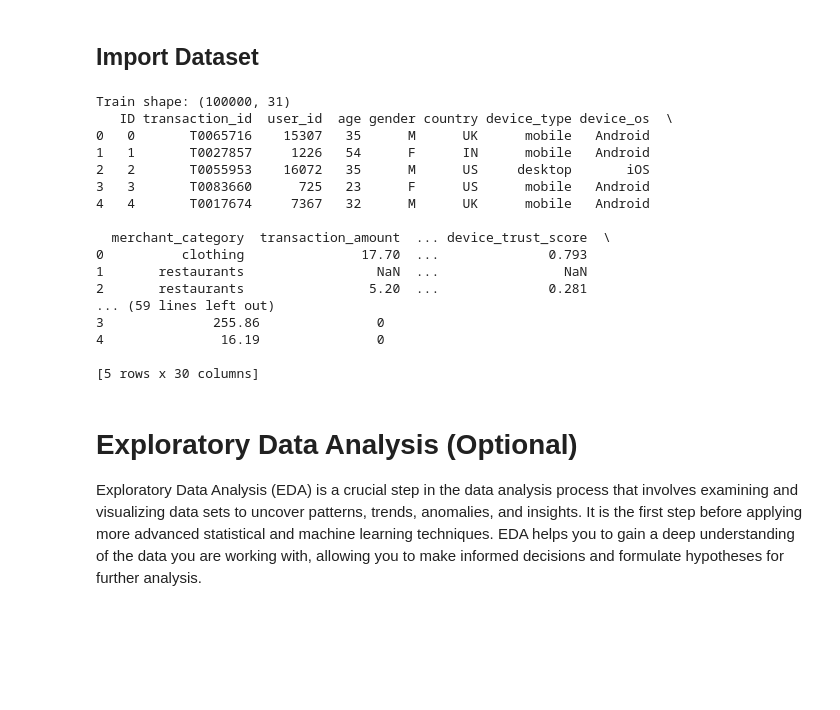
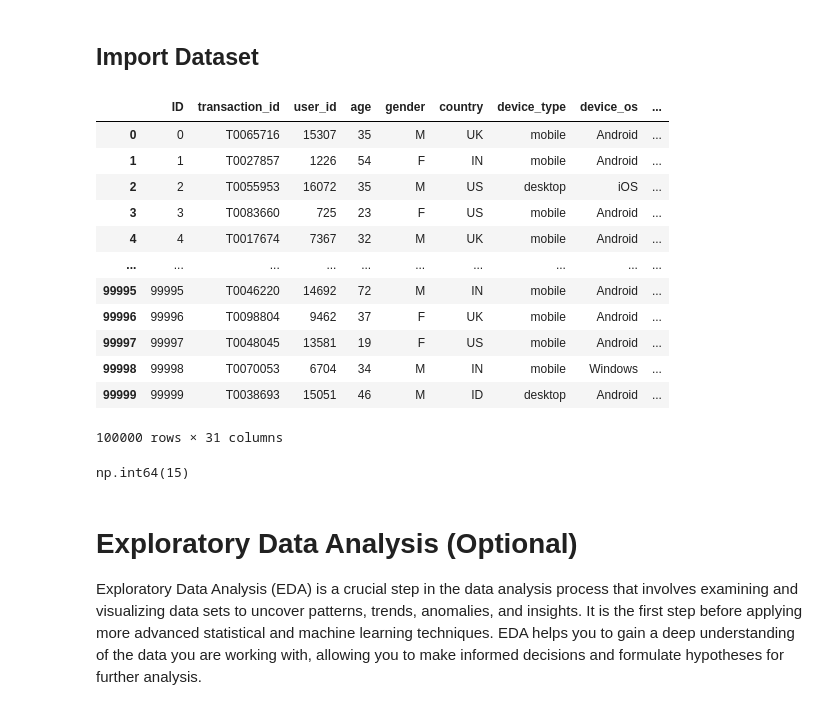
Before and after one commit to wiijaakk/IF3070_Tubes2_AbyuDAIya-Ganbatte, a Jupyter notebook: IF3070 Dasar Artificial Intelligence _ Tugas Besar 2 Notebook.ipynb, the cells around one changed output. Cells and saved outputs as stored; diff of their text form; code cells hidden in the pictures; blank space fills up the shorter version.

```diff
--- a/IF3070 Dasar Artificial Intelligence _ Tugas Besar 2 Notebook.ipynb
+++ b/IF3070 Dasar Artificial Intelligence _ Tugas Besar 2 Notebook.ipynb
@@ -15,38 +15,39 @@ Group Members:
 # %%
 import pandas as pd
 import numpy as np
-import matplotlib.pyplot as plt
+import matplotlib.pylab as plt
 import seaborn as sns
+from sklearn.model_selection import train_test_split
+from sklearn.preprocessing import LabelEncoder, StandardScaler
+from sklearn.base import BaseEstimator, TransformerMixin
+from sklearn.pipeline import Pipeline
+from sklearn.impute import SimpleImputer
 
-# Import other libraries if needed
+pd.set_option('display.max_columns', 50)
 # %% [markdown]
 ## Import Dataset
-# %%
-train = pd.read_csv("train.csv")
-test = pd.read_csv("test.csv")
-
-print("Train shape:", train.shape)
-print(train.head())
-print("\nTest shape:", test.shape)
-print(test.head())
-# %% [output]
-Train shape: (100000, 31)
-   ID transaction_id  user_id  age gender country device_type device_os  \
-0   0       T0065716    15307   35      M      UK      mobile   Android
-1   1       T0027857     1226   54      F      IN      mobile   Android
-2   2       T0055953    16072   35      M      US     desktop       iOS
-3   3       T0083660      725   23      F      US      mobile   Android
-4   4       T0017674     7367   32      M      UK      mobile   Android
-
-  merchant_category  transaction_amount  ... device_trust_score  \
-0          clothing               17.70  ...              0.793
-1       restaurants                 NaN  ...                NaN
-2       restaurants                5.20  ...              0.281
-... (59 lines left out)
-3              255.86               0
-4               16.19               0
-
-[5 rows x 30 columns]
+# %%
+df = pd.read_csv("https://drive.google.com/uc?id=1Z2uDa85ypE11VaGMh9hi2VKRk-bWsUP4")
+df
+# %% [output]
+|  | ID | transaction_id | user_id | age | gender | country | device_type | device_os | ... |
+| 0 | 0 | T0065716 | 15307 | 35 | M | UK | mobile | Android | ... |
+| 1 | 1 | T0027857 | 1226 | 54 | F | IN | mobile | Android | ... |
+| 2 | 2 | T0055953 | 16072 | 35 | M | US | desktop | iOS | ... |
+| 3 | 3 | T0083660 | 725 | 23 | F | US | mobile | Android | ... |
+| 4 | 4 | T0017674 | 7367 | 32 | M | UK | mobile | Android | ... |
+| ... | ... | ... | ... | ... | ... | ... | ... | ... | ... |
+| 99995 | 99995 | T0046220 | 14692 | 72 | M | IN | mobile | Android | ... |
+| 99996 | 99996 | T0098804 | 9462 | 37 | F | UK | mobile | Android | ... |
+| 99997 | 99997 | T0048045 | 13581 | 19 | F | US | mobile | Android | ... |
+| 99998 | 99998 | T0070053 | 6704 | 34 | M | IN | mobile | Windows | ... |
+| 99999 | 99999 | T0038693 | 15051 | 46 | M | ID | desktop | Android | ... |
+100000 rows × 31 columns
+# %%
+df['merchant_risk'].max()
+df['transactions_last_1h'].max()
+# %% [output]
+np.int64(15)
 # %% [markdown]
 # Exploratory Data Analysis (Optional)
 
```
Also changed, not shown: parts of 21 cells of this notebook, 9 other files.
